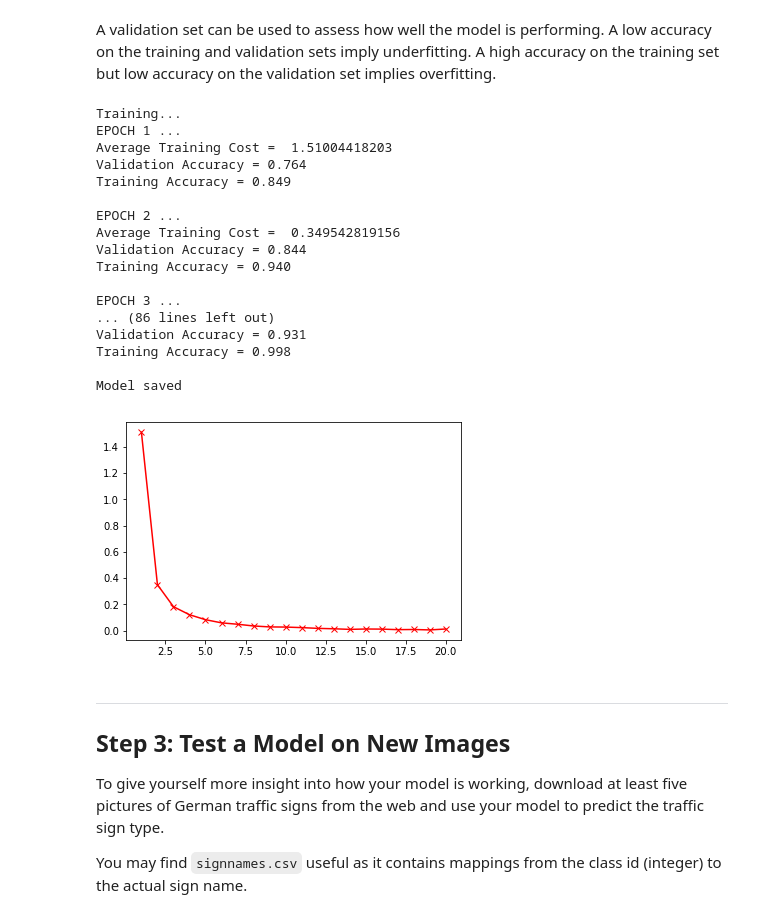
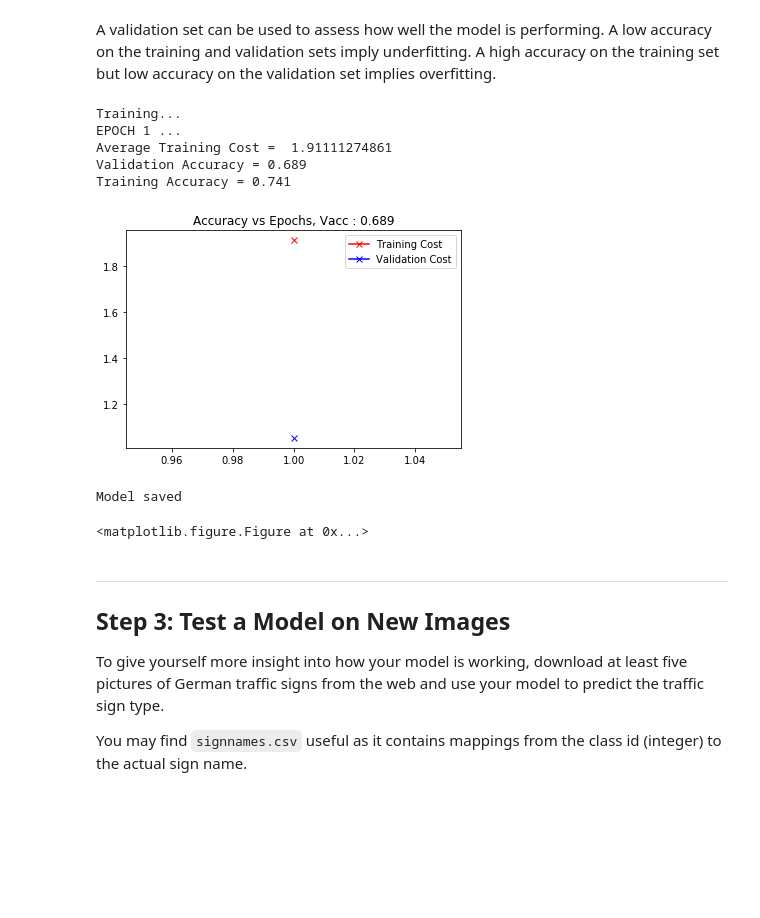
Before and after one commit to Thayjes/Traffic-Sign-Classifier, a Jupyter notebook: Traffic_Sign_Classifier_AWS2.1.ipynb, the cells around one changed output. Drawn from its saved outputs; the diff is of its cells as text; code cells hidden in the pictures; blank space fills up the shorter version.

Commit message:
Augmented, Glorot, Plots.

```diff
--- a/Traffic_Sign_Classifier_AWS2.1.ipynb
+++ b/Traffic_Sign_Classifier_AWS2.1.ipynb
@@ -230,10 +272,10 @@ X_test = (X_test - 128.) / 128
 # %%
 import tensorflow as tf
 from tensorflow.contrib.layers import flatten
-def weight_variable(shape, mean, sigma, name):
-    return tf.Variable(tf.random_normal(shape, mean, sigma), name = name)
-def weight_variable_xglorot(shape, mean, std):
-    (fan_in, fan_out) = shape[-2:]
+# def weight_variable(shape, mean, sigma, name):
+#     return tf.Variable(tf.random_normal(shape, mean, sigma), name = name)
+def weight_variable(shape, mean, std, name):
+    fan_in = np.prod(shape[:-1])
     initial = np.random.randn(*shape) / np.sqrt(fan_in / 2.)
     return tf.Variable(initial, dtype = tf.float32)
 def bias_variable(shape, name):
@@ -253,7 +295,8 @@ L2 = 16
 L3 = 120
 L4 = 84
 Lout = 43
-KEEP_PROB = 1.0
+KEEP_PROB1 = 1.0
+KEEP_PROB2 = 0.7
 
 x = tf.placeholder(tf.float32, (None, 32, 32, 3), name = "x")
 y = tf.placeholder(tf.int32, (None), name = "y")
@@ -297,6 +340,7 @@ fc1   = tf.matmul(fc0, fc1_W) + fc1_b
 
 # SOLUTION: Activation.
 fc1    = tf.nn.relu(fc1)
+fc1 = dropout(fc1, KEEP_PROB1)
 
 # SOLUTION: Layer 4: Fully Connected. Input = L3. Output = L4.
 #fc2_W  = tf.Variable(tf.random_uniform(shape=(120, 84), minval=-2.45/np.sqrt(400*120), maxval = 2.45/np.sqrt(400*120)))
@@ -306,7 +350,7 @@ fc2    = tf.matmul(fc1, fc2_W) + fc2_b
 
 # SOLUTION: Activation.
 fc2    = tf.nn.relu(fc2)
-fc2 = dropout(fc2, 1.0)
+fc2 = dropout(fc2, KEEP_PROB2)
 
 # SOLUTION: Layer 5: Fully Connected. Input = L4. Output = Lout.
 fc3_W = weight_variable((L4, Lout), mu, sigma, "fc3_W")
@@ -350,11 +394,13 @@ def evaluate(X_data, y_data):
         total_accuracy += (accuracy * len(batch_x))
     return total_accuracy / num_examples
 # %%
-EPOCHS = 20
+EPOCHS = 1
 BATCH_SIZE = 128
 development = False
 tc = []
 vc = []
+ta = []
+va = []
 epochs = []
 with tf.Session() as sess:
     sess.run(tf.global_variables_initializer())
@@ -364,54 +410,55 @@ with tf.Session() as sess:
         num_examples = len(X_train)
     num_batches = np.int(num_examples / BATCH_SIZE)
 
     print("Training...")
     for i in range(EPOCHS):
         avg_train_cost = 0
         avg_valid_cost = 0
         X_train, y_train = shuffle(X_train, y_train)
         for offset in range(0, num_examples, BATCH_SIZE):
             end = offset + BATCH_SIZE
             batch_x, batch_y = X_train[offset:end], y_train[offset:end]
 
             sess.run([training_operation], feed_dict={x: batch_x, y: batch_y})
             #print(sess.run(conv1_W))
             train_cost = sess.run(loss_operation, feed_dict={x:batch_x, y:batch_y})
             avg_train_cost += train_cost/ (num_batches)
 
-        #valid_cost = sess.run(loss_operation, feed_dict={x:X_valid, y:y_valid})
+        valid_cost = sess.run(loss_operation, feed_dict={x:X_valid, y:y_valid})
         epochs.append(i+1)
         tc.append(avg_train_cost)
-        #vc.append(valid_cost)
+        vc.append(valid_cost)
+        ta.append(training_accuracy)
+        va.append(validation_accuracy)
         validation_accuracy = evaluate(X_valid, y_valid)
         training_accuracy = evaluate(X_train[:(num_examples)], y_train[:(num_examples)])
         print("EPOCH {} ...".format(i+1))
         print("Average Training Cost = ", avg_train_cost)
-        #print("Validation Cost = ", valid_cost)
+        print("Validation Cost = ", valid_cost)
         print("Validation Accuracy = {:.3f}".format(validation_accuracy))
         print("Training Accuracy = {:.3f}".format(training_accuracy))
         print()
-    plt.plot(epochs, tc, 'r-x')#, plt.plot(epochs, vc, 'b-x'), plt.show()
-    saver.save(sess, './lenetEpoch(20)Rate(1e-3).ckpt')
+    plt.figure(1), plt.title("Error vs Epochs")
+    plt.plot(epochs, tc, 'r-', label = "Training Cost")
+    plt.plot(epochs, vc, 'b-', label = "Validation Cost")
+    plt.legend(loc = "upper right"), plt.show(), plt.savefig("ErrorPlot.png")
+
+    plt.figure(2), plt.title("Accuracy vs Epochs, Vacc : {:0.3f}".format(validation_accuracy))
+    plt.plot(epochs, ta, 'r-', label = "Training Accuracy")
+    plt.plot(epochs, va, 'b-', label = "Validation Accuracy")
+    plt.legend(loc = "upper right"), plt.show(), plt.savefig("AccuracyPlot.png")
+
+    saver.save(sess, './leneta.ckpt')
     print("Model saved")
 # %% [output]
 Training...
 EPOCH 1 ...
-Average Training Cost =  1.51004418203
-Validation Accuracy = 0.764
-Training Accuracy = 0.849
-
-EPOCH 2 ...
-Average Training Cost =  0.349542819156
-Validation Accuracy = 0.844
-Training Accuracy = 0.940
-
-EPOCH 3 ...
-... (86 lines left out)
-Validation Accuracy = 0.931
-Training Accuracy = 0.998
-
-Model saved
+Average Training Cost =  1.91111274861
+Validation Accuracy = 0.689
+Training Accuracy = 0.741
-[figure, old version]
+[figure, new version]
+Model saved
+<matplotlib.figure.Figure at 0x...>
 # %%
 # Here we need to find the testing accuracy. After we have decided on the network architecture and hyperparameters.
 # We load the trained network and variables. And run it on the test set.
```
Also changed, not shown: parts of 9 cells of this notebook.
